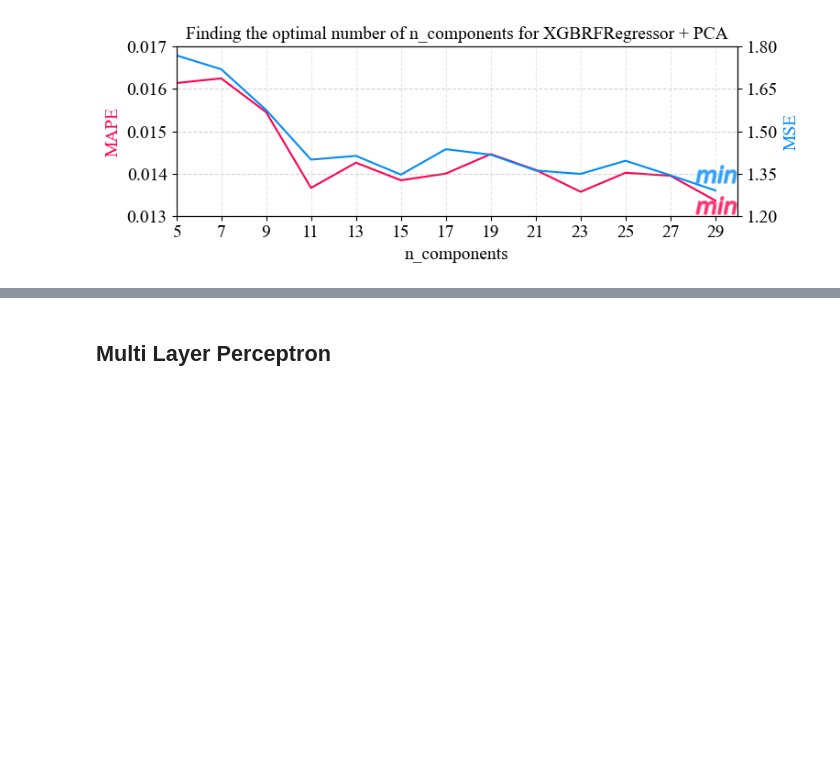
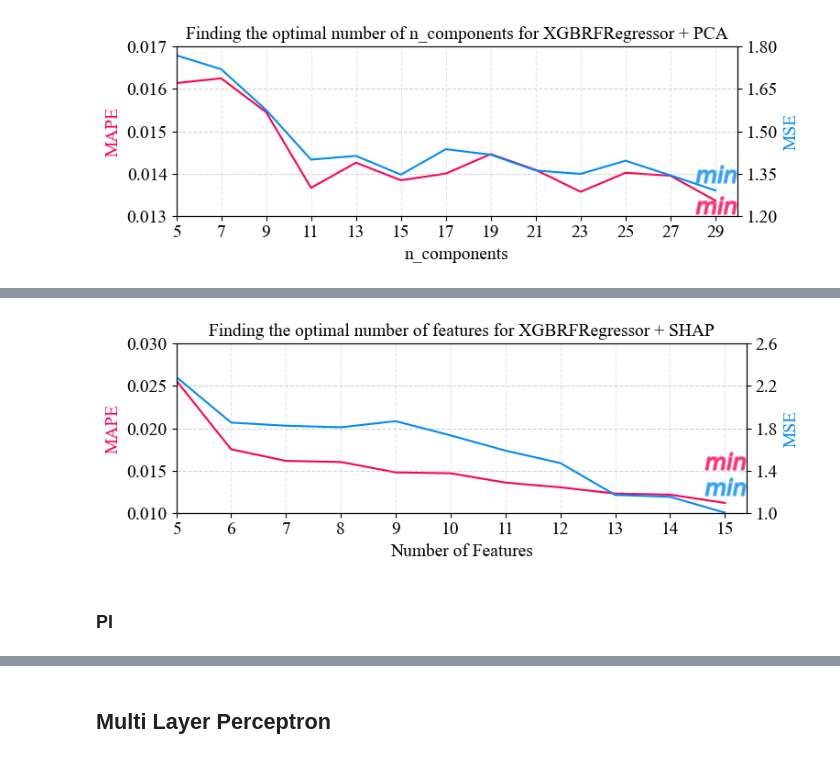
Before and after one commit to caapel/SOFC, a Jupyter notebook: SOFC_analisys.ipynb, the cells around one changed output, grey strips where cells are left out. Saved outputs shown, nothing was run; the diff lists cells and outputs as text; code cells hidden in the pictures; blank space fills up the shorter version.

```diff
--- a/SOFC_analisys.ipynb
+++ b/SOFC_analisys.ipynb
@@ -1167,0 +1316,50 @@ plt.show()
+# %%
+fontsize = 14
+plt.rcParams['font.family'] = 'Times New Roman'
+plt.rcParams['font.size'] = fontsize
+
+# plot search of the optimal number of features of SHAP
+fig, mape = plt.subplots(figsize=(8, 3))
+mse = mape.twinx()
+
+mape.plot(df_SHAP_RF_search.index, df_SHAP_RF_search.MAPE, color='#ff0051', label='MAPE')
+mse.plot(df_SHAP_RF_search.index, df_SHAP_RF_search.MSE, color='#008bfb', label='MSE')
+
+mape.set_xlabel('Number of Features', fontsize=fontsize)
+mape.set_ylabel('MAPE', fontsize=fontsize, color='#ff0051')
+mape.set_xticks(ticks=np.arange(5, 16, step=1))
+mape.set_yticks(ticks=np.arange(0.01, 0.031, step=0.005))
+mape.set_xlim(left=5, right=15.4)
+mape.set_ylim(0.01, 0.03)
+#mape.legend()
+
+mse.set_ylabel('MSE', fontsize=fontsize, color='#008bfb')
+mse.set_yticks(ticks=np.arange(1.0, 2.61, step=0.4))
+mse.set_ylim(1.0, 2.6)
+#mse.legend()
+
+mape.scatter(df_SHAP_RF_search.MAPE.idxmin(),
+             df_SHAP_RF_search.MAPE.min()+0.005,
+             linewidth=1.5,
+             marker='$min$',
+             color='#ff0051',
+             alpha=0.6,
+             s=1000)
+
+mse.scatter(df_SHAP_RF_search.MSE.idxmin(),
+            df_SHAP_RF_search.MSE.min()+0.25,
+            linewidth=1.5,
+            marker='$min$',
+            color='#008bfb',
+            alpha=0.6,
+            s=1000)
+
+mse.grid(linestyle='--', alpha=0.3)
+mape.grid(linestyle='--', alpha=0.3)
+
+plt.title('Finding the optimal number of features for XGBRFRegressor + SHAP', fontsize=fontsize)
+plt.tight_layout()
+plt.savefig('pictures/SHAP_XGBRF_search.png', dpi = 300, transparent = True)
+plt.show()
+# %% [output]
+[figure, added]
@@ -1167,0 +1370,2 @@ plt.show()
+# %% [markdown]
+### PI
```
Also changed, not shown: parts of 49 cells of this notebook, 1 other file.
